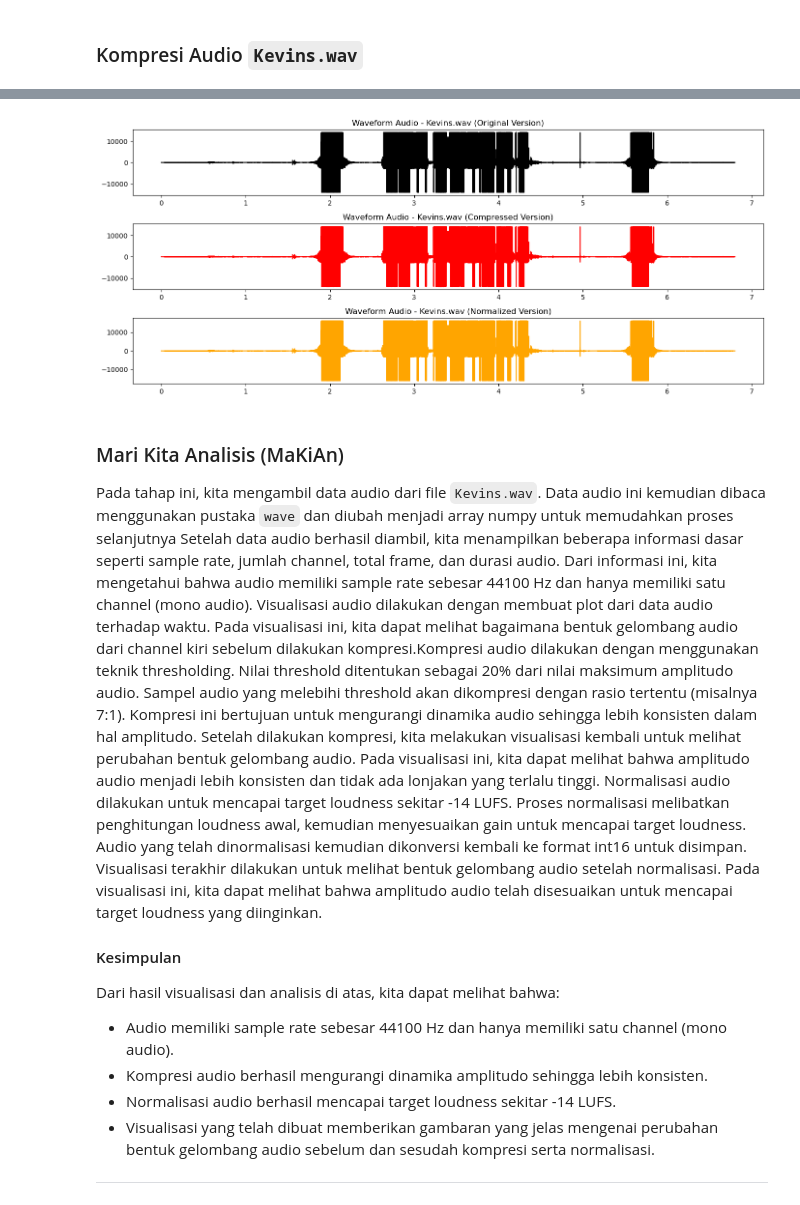
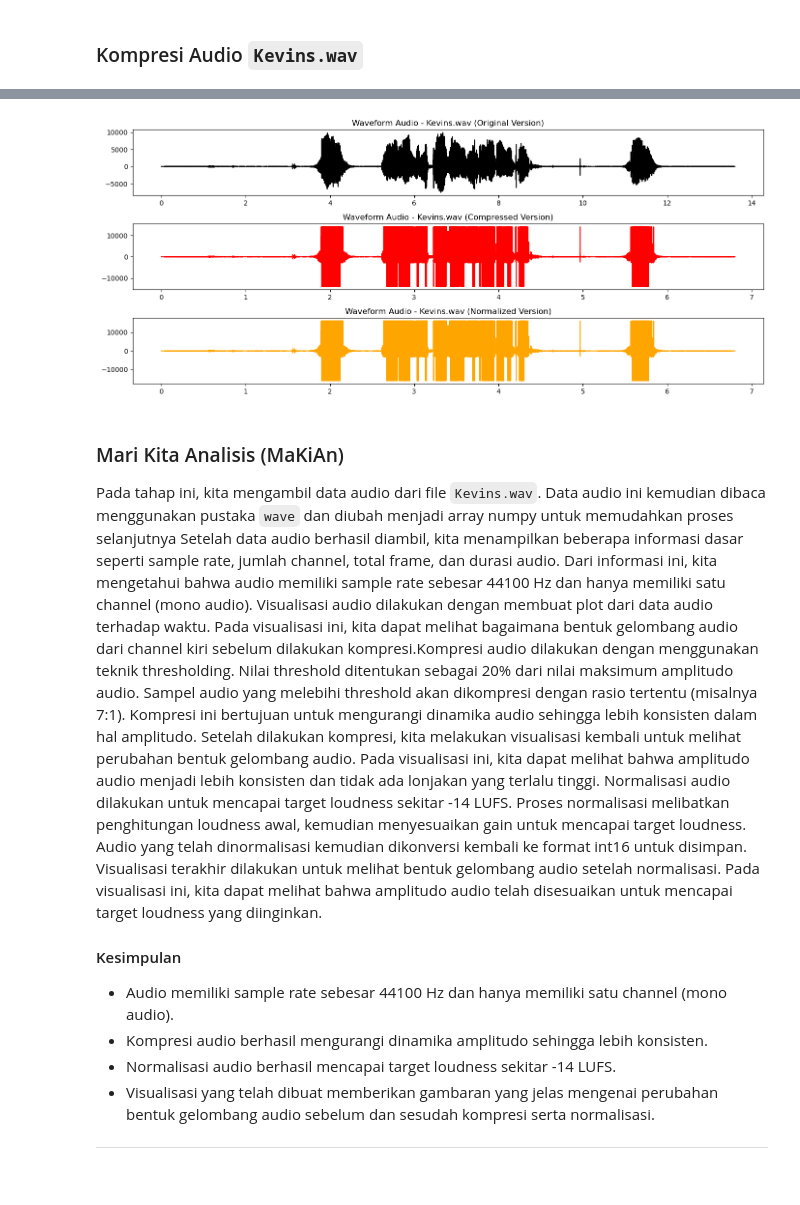
Before and after one commit to kevinsimorangkir21/Digital-Signal-Processing, a Jupyter notebook: 121140150_HO 1.ipynb, the cells around one changed output, grey strips where cells are left out. Saved outputs shown, nothing was run; the diff lists cells and outputs as text; code cells hidden in the pictures.

```diff
--- a/121140150_HO 1.ipynb
+++ b/121140150_HO 1.ipynb
@@ -544,16 +549,19 @@ for audio_data in audio_data_list:
         ax[0].set_title(f"Channel Kiri - {os.path.basename(audio_data)}")  # Title plot
         ax[0].set_xlabel("Detik")  # Label x
         ax[0].set_ylabel("Amplitudo")  # Label y
+        ax[0].legend()  # Add legend
 
         ax[1].plot(sumbu_waktu_trim, trim_audio[:, 1], color="red", label="right")  # Plot right channel
         ax[1].set_title(f"Channel Kanan - {os.path.basename(audio_data)}")  # Title plot
         ax[1].set_xlabel("Detik")  # Label x
         ax[1].set_ylabel("Amplitudo")  # Label y
+        ax[1].legend()  # Add legend
     else:
         ax[0].plot(sumbu_waktu_trim, trim_audio, color="blue", label="mono")  # Plot mono channel
         ax[0].set_title(f"Channel Mono - {os.path.basename(audio_data)}")  # Title plot
         ax[0].set_xlabel("Detik")  # Label x
         ax[0].set_ylabel("Amplitudo")  # Label y
+        ax[0].legend()  # Add legend
 
     plt.tight_layout()  # Plot rapi
     plt.show()  # Menampilkan plot
@@ -875,21 +906,28 @@ LUFS Akhir: -14.00 LUFS
 Gain: -6.2093643057324135 dB
 # %%
 file_kompress = audio_data3  # Define the variable file_kompress
+
+# Adjust sumbu_waktu to match the length of file_data
+sumbu_waktu = np.linspace(0, len(file_data) / sample_rate, len(file_data))
 
 fig, ax = plt.subplots(3, 1, figsize=(14, 6))  # Create plot with 3 subplots
 
 ax[0].plot(sumbu_waktu, file_data, color="black", label="Original Version")  # Plot original audio
 ax[0].set_title(f"Waveform Audio - {os.path.basename(file_kompress)} (Original Version)")  # Title plot
 
-ax[1].plot(sumbu_waktu, compressed_audio, color="red", label="Compressed Version")  # Plot compressed audio
+# Adjust sumbu_waktu to match the length of compressed_audio
+sumbu_waktu_compressed = np.linspace(0, len(compressed_audio) / sample_rate, len(compressed_audio))
+ax[1].plot(sumbu_waktu_compressed, compressed_audio, color="red", label="Compressed Version")  # Plot compressed audio
 ax[1].set_title(f"Waveform Audio - {os.path.basename(file_kompress)} (Compressed Version)")  # Title plot
 
-ax[2].plot(sumbu_waktu, normalisasi_audio16, color="orange", label="Normalized Version")  # Plot normalized audio
+# Adjust sumbu_waktu to match the length of normalisasi_audio16
+sumbu_waktu_normalized = np.linspace(0, len(normalisasi_audio16) / sample_rate, len(normalisasi_audio16))
+ax[2].plot(sumbu_waktu_normalized, normalisasi_audio16, color="orange", label="Normalized Version")  # Plot normalized audio
 ax[2].set_title(f"Waveform Audio - {os.path.basename(file_kompress)} (Normalized Version)")  # Title plot
 
 plt.tight_layout()  # Plot rapi
 plt.show()  # Menampilkan plot
 # %% [output]
-[figure, old version]
+[figure, new version]
 # %% [markdown]
 ### Mari Kita Analisis (MaKiAn)
@@ -897,7 +935,6 @@ Pada tahap ini, kita mengambil data audio dari file `Kevins.wav`. Data audio ini
 Visualisasi terakhir dilakukan untuk melihat bentuk gelombang audio setelah normalisasi. Pada visualisasi ini, kita dapat melihat bahwa amplitudo audio telah disesuaikan untuk mencapai target loudness yang diinginkan.
 
 #### Kesimpulan
-Dari hasil visualisasi dan analisis di atas, kita dapat melihat bahwa:
 - Audio memiliki sample rate sebesar 44100 Hz dan hanya memiliki satu channel (mono audio).
 - Kompresi audio berhasil mengurangi dinamika amplitudo sehingga lebih konsisten.
 - Normalisasi audio berhasil mencapai target loudness sekitar -14 LUFS.
```
Also changed, not shown: parts of 31 cells of this notebook, 22 other files.
